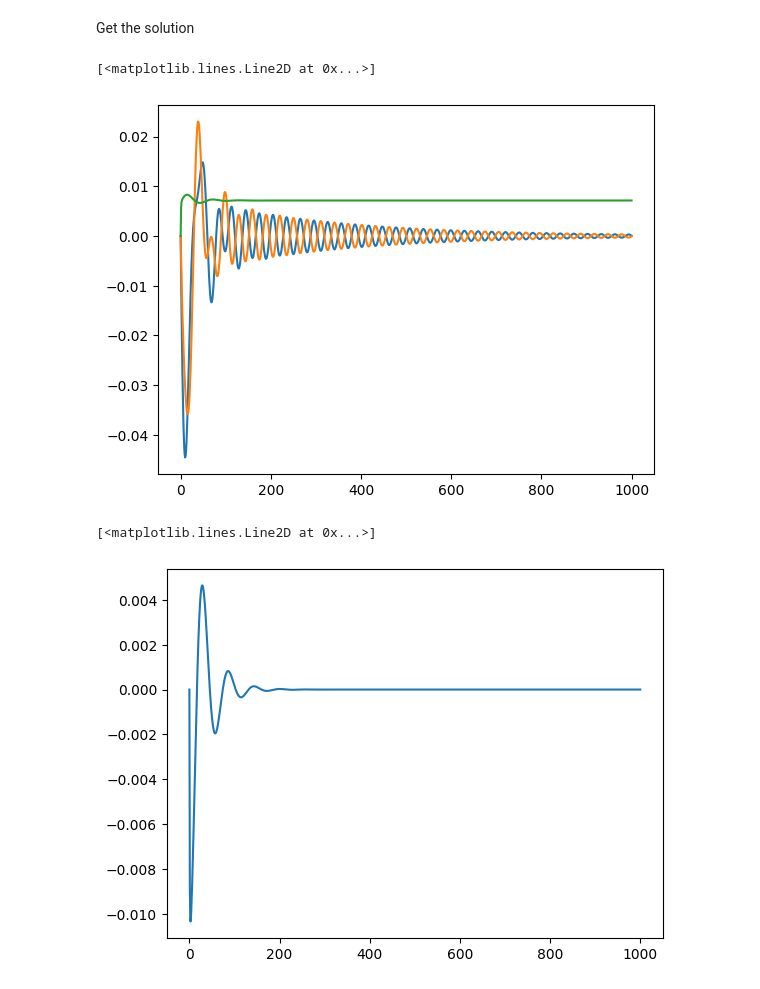
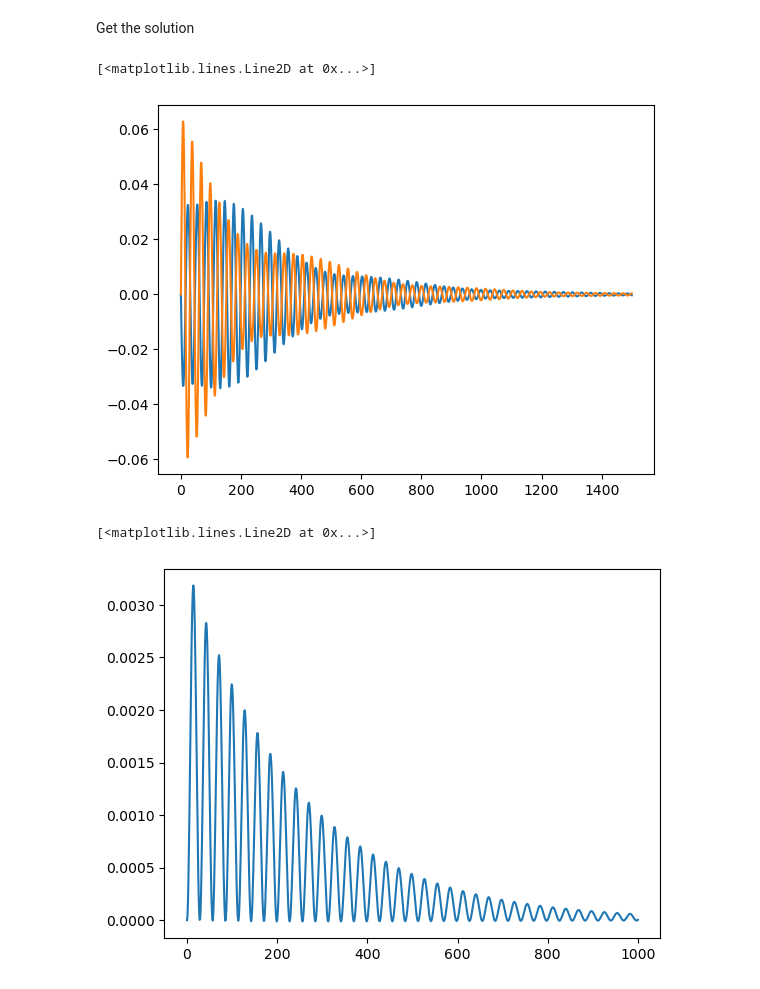
Before and after one commit to acastem15/Mecanica, a Jupyter notebook: análisisTeórico/motionEquations.ipynb, the cells around one changed output. Saved outputs shown, nothing was run; the diff lists cells and outputs as text; code cells hidden in the pictures.

```diff
--- a/análisisTeórico/motionEquations.ipynb
+++ b/análisisTeórico/motionEquations.ipynb
@@ -79,27 +79,31 @@ from scipy.integrate import odeint
 import matplotlib.pyplot as plt
 def dSdt(t,S):
     M = (104.6+103.7+284+954+879.4+49.1+49.1)/1000
-    m1 = (104.6+49.1)/1000
-    m2 = (103.7+49.1)/1000
-    L1= 26.6/100
-    L2=26.6/100
-    nu1=0.001
-    nu2=0.001
-    g=9.8
-    gamma =4
+    m = (104.1+49.1)/1000
+    #m2 = (103.7+49.1)/1000
+    L= 26.6/100
+    #L2=26.6/100
+    nu=0.001
+    #nu2=0.001
+    g=9.81
+    mu =0.01
 
-
-    mu = 1/(M-(m1*L1)-(m2*L2))
+    #Nota: Yo usaba mu en vez de gamma y no creé otra variable llamada mu, tomar esto en cuenta para evitar confusión
+    # gamma = 4
+    # mu = 1/(M-(m1*L1)-(m2*L2))
 
     theta1,theta2,x,phi1,phi2,chi = S
     dtheta1_dt= phi1
     dtheta2_dt= phi2
     dx_dt=chi
-    dchi_dt=(mu*m1*g)*theta1+(mu*m2*g)*theta2+(mu*nu1*L1)*phi1+(mu*nu2*L2)*phi2-(mu*gamma)*chi
-    cuadraticMix= (mu*m1*L1)*(phi1**2)*theta1+(mu*m2*L2)*phi2**2*theta2
-    dchi_dt+=cuadraticMix
-    dphi1_dt= -((m1*g*theta1)/(m1*L1))-((nu1*phi1*L1)/(m1*L1))-dchi_dt
-    dphi2_dt= -((m2*g*theta2)/(m2*L2))-((nu2*phi2*L2)/(m2*L2))-dchi_dt
+    #dchi_dt=(mu*m1*g)*theta1+(mu*m2*g)*theta2+(mu*nu1*L1)*phi1+(mu*nu2*L2)*phi2-(mu*gamma)*chi
+    dchi_dt = (-mu*chi+m*L*phi1**2*theta1+m*L*phi2**2*theta2+m*g*(theta1+theta2)+nu*L*(phi1+phi2))/(M-2*m)
+    dphi1_dt = -g/L*theta1-nu/m*phi1-((-mu*chi+m*L*phi1**2*theta1+m*L*phi2**2*theta2+m*g*(theta1+theta2)+nu*L*(phi1+phi2))/(L*(M-2*m)))
+    dphi2_dt = -g/L*theta2-nu/m*phi2-((-mu*chi+m*L*phi1**2*theta1+m*L*phi2**2*theta2+m*g*(theta1+theta2)+nu*L*(phi1+phi2))/(L*(M-2*m)))
+    #cuadraticMix= (mu*m1*L1)*(phi1**2)*theta1+(mu*m2*L2)*phi2**2*theta2
+    #dchi_dt+=cuadraticMix
+    #dphi1_dt= -((m1*g*theta1)/(m1*L1))-((nu1*phi1*L1)/(m1*L1))-dchi_dt
+    #dphi2_dt= -((m2*g*theta2)/(m2*L2))-((nu2*phi2*L2)/(m2*L2))-dchi_dt
 
     return dtheta1_dt,dtheta2_dt,dx_dt,dphi1_dt,dphi2_dt,dchi_dt
 
@@ -107,11 +111,11 @@ def dSdt(t,S):
 def initialConditions(theta_1_0,theta_2_0, x_0,phi_1_0,phi_2_0,chi_0):
     return (theta_1_0,theta_2_0,x_0,phi_1_0,phi_2_0,chi_0)
 
-S_0 = initialConditions(0,0,0,0.4,0.3,0)
+S_0 = initialConditions(0,0,0,0.4,-0.2,0)
 # %% [markdown]
 Solve the ODE
 # %%
-t = np.linspace(0,1000,1000)
+t = np.linspace(0,1500,1500)
 sol = odeint(dSdt,y0=S_0, t=t,tfirst=True)
 # %% [markdown]
 Get the solution
@@ -125,14 +129,14 @@ chi_sol = sol.T[5]
 # %%
 #Plot the solution
 plt.plot(t,theta1_sol)
 plt.plot(t,theta2_sol)
-plt.plot(t,x_sol)
+#plt.plot(t,x_sol)
 # %% [output]
 [<matplotlib.lines.Line2D at 0x...>]
-[figure, old version]
+[figure, new version]
 # %%
 
 plt.plot(t,chi_sol)
 # %% [output]
 [<matplotlib.lines.Line2D at 0x...>]
-[figure, old version]
+[figure, new version]
```
